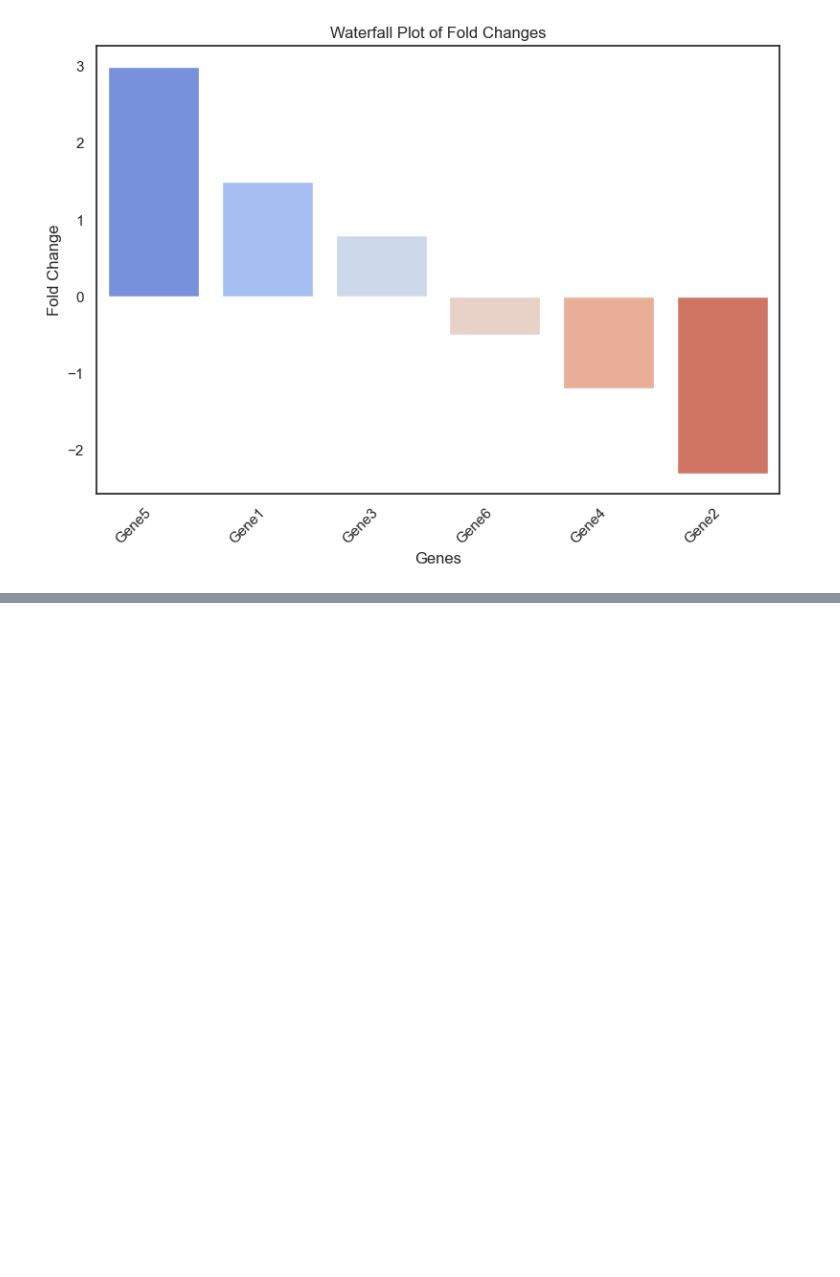
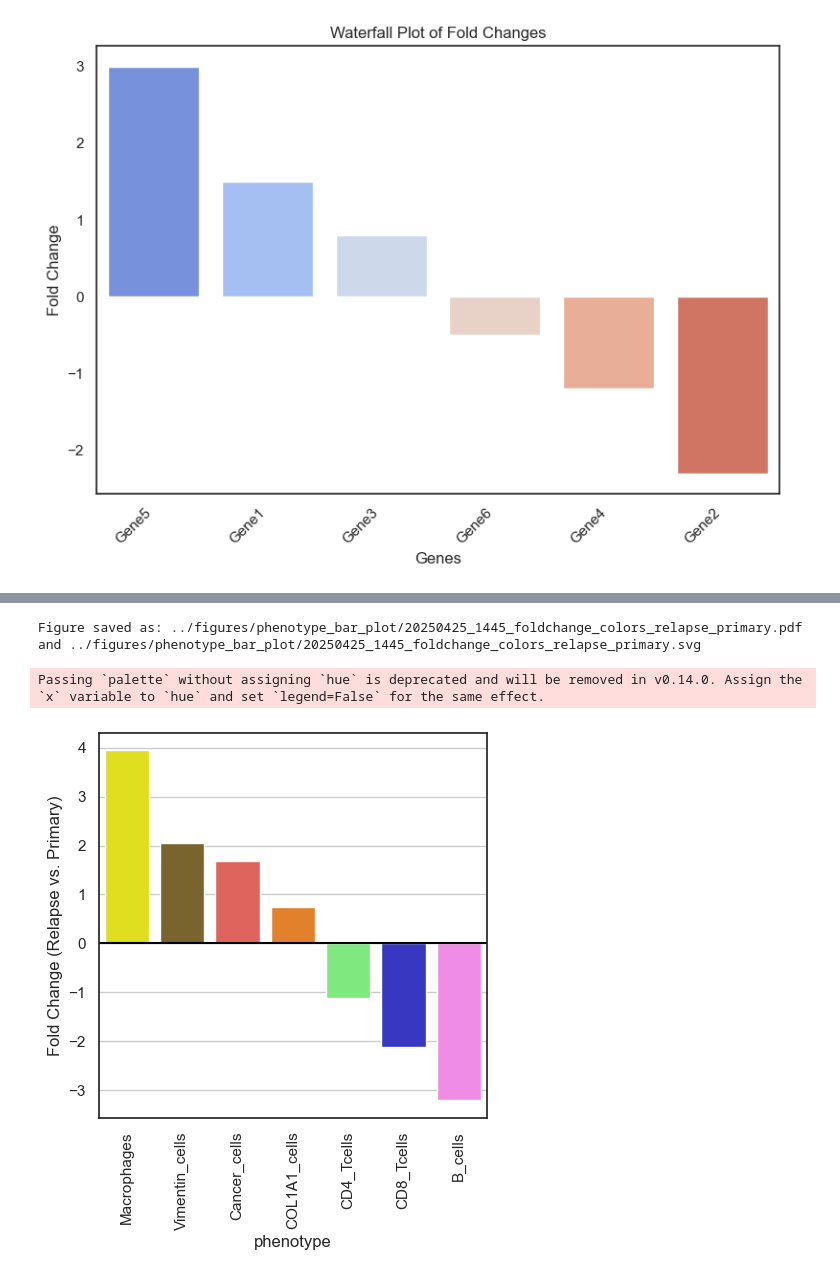
Before and after one commit to josenimo/P26_DA, a Jupyter notebook: nbs/3_compare_991_992_phenotypes.ipynb, the cells around one changed output, grey strips where cells are left out. Cells and saved outputs as stored; diff of their text form; code cells hidden in the pictures; blank space fills up the shorter version.

```diff
--- a/nbs/3_compare_991_992_phenotypes.ipynb
+++ b/nbs/3_compare_991_992_phenotypes.ipynb
@@ -1063,0 +1122,17 @@ Passing `palette` without assigning `hue` is deprecated and will be removed in v
+# %%
+fig,ax=plt.subplots(figsize=(5,5))
+
+sns.barplot(data=df, y="foldchange", x="phenotype", order=df.phenotype, palette=pheno_colors, ax=ax)
+plt.xticks(rotation=90)
+ax.axhline(0, color="black")
+ax.xaxis.grid(False)
+ax.yaxis.grid(True)
+plt.ylabel("Fold Change (Relapse vs. Primary)")
+
+utils.export_figure(fig, path="../figures/phenotype_bar_plot", suffix="foldchange_colors_relapse_primary")
+
+plt.show()
+# %% [output]
+Figure saved as: ../figures/phenotype_bar_plot/20250425_1445_foldchange_colors_relapse_primary.pdf and ../figures/phenotype_bar_plot/20250425_1445_foldchange_colors_relapse_primary.svg
+Passing `palette` without assigning `hue` is deprecated and will be removed in v0.14.0. Assign the `x` variable to `hue` and set `legend=False` for the same effect.
+[figure, added]
```
Also changed, not shown: parts of 13 cells of this notebook, 4 other files.
